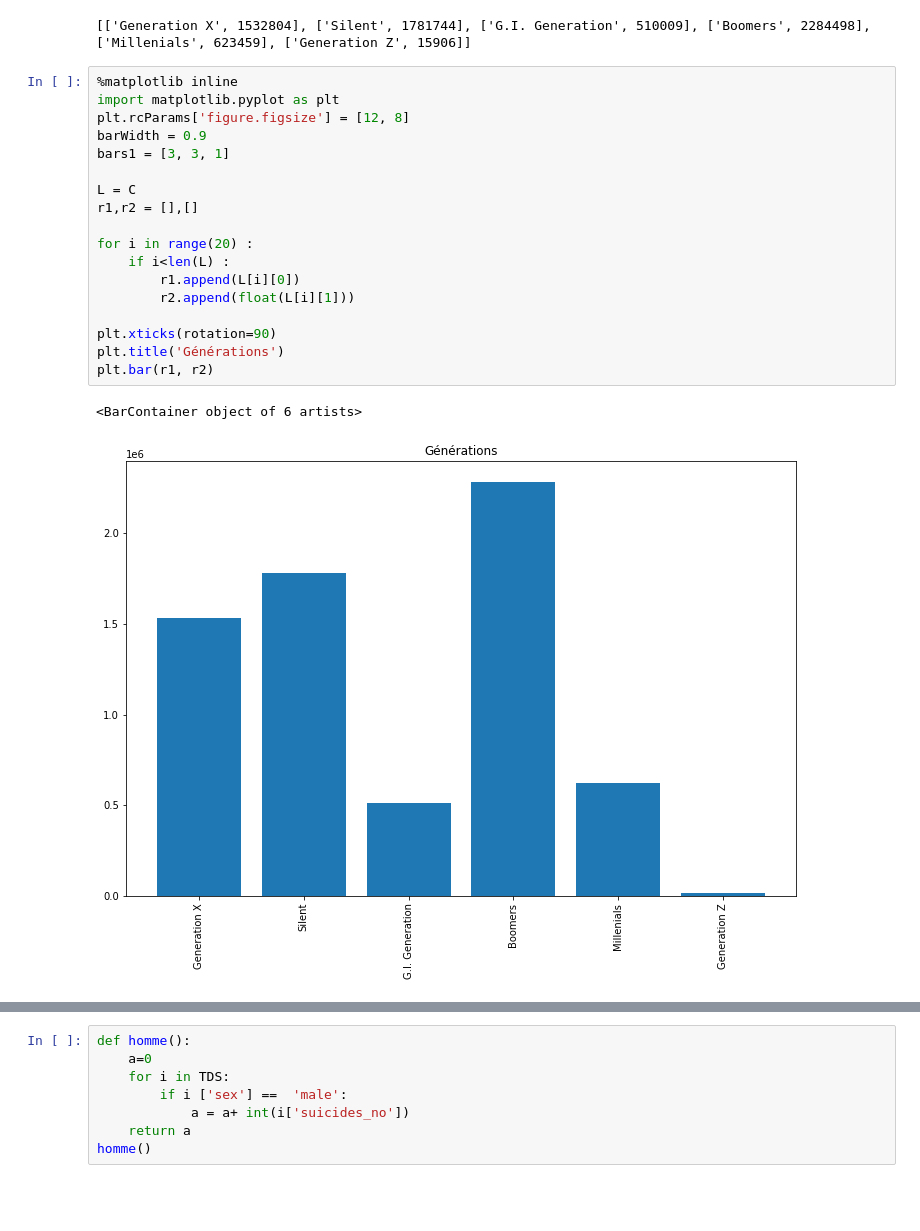
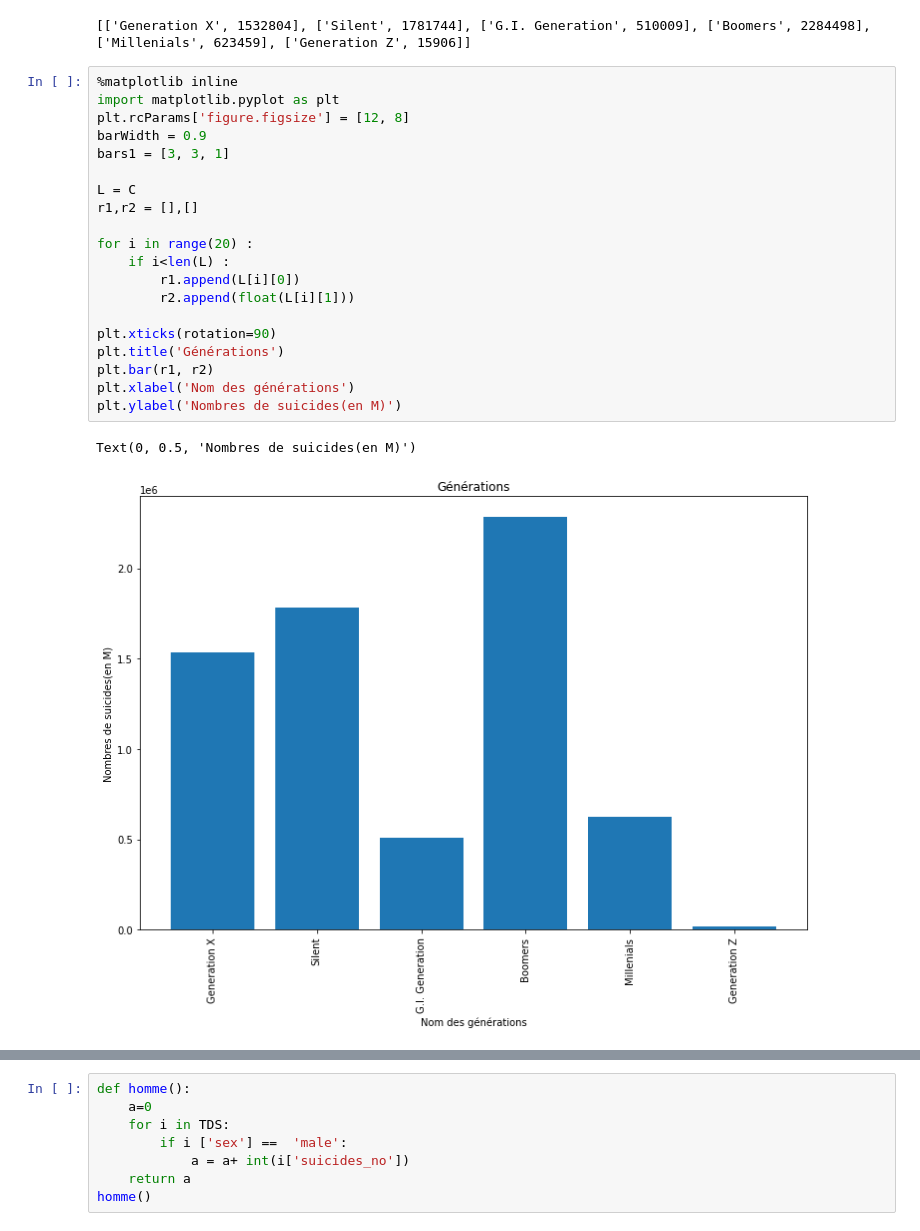
Before and after one commit to Celine-Tang/Projet-traitement-de-donn-es, a Jupyter notebook: Projet_traitement_de_données.ipynb, the cells around one changed output, grey strips where cells are left out. Saved outputs shown, nothing was run; the diff lists cells and outputs as text; blank space fills up the shorter version.

```diff
--- a/Projet_traitement_de_données.ipynb
+++ b/Projet_traitement_de_données.ipynb
@@ -66,23 +66,25 @@ print(C)
 # %%
 %matplotlib inline
 import matplotlib.pyplot as plt
 plt.rcParams['figure.figsize'] = [12, 8]
 barWidth = 0.9
 bars1 = [3, 3, 1]
 
 L = C
 r1,r2 = [],[]
 
 for i in range(20) :
     if i<len(L) :
         r1.append(L[i][0])
         r2.append(float(L[i][1]))
 
 plt.xticks(rotation=90)
 plt.title('Générations')
 plt.bar(r1, r2)
+plt.xlabel('Nom des générations')
+plt.ylabel('Nombres de suicides(en M)')
 # %% [output]
-<BarContainer object of 6 artists>
+Text(0, 0.5, 'Nombres de suicides(en M)')
-[figure, old version]
+[figure, new version]
 # %% [markdown]
 Nous avons ici les différentes valeurs de génération indiquant l'année de naissance.
```
Also changed, not shown: parts of 5 cells of this notebook.
